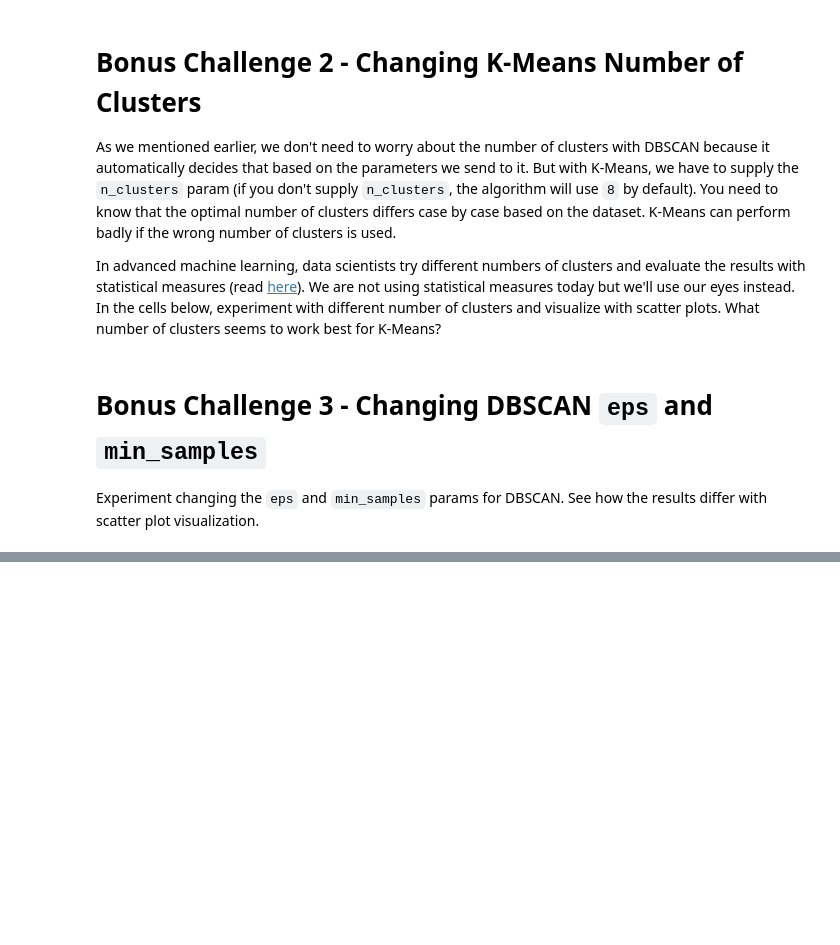
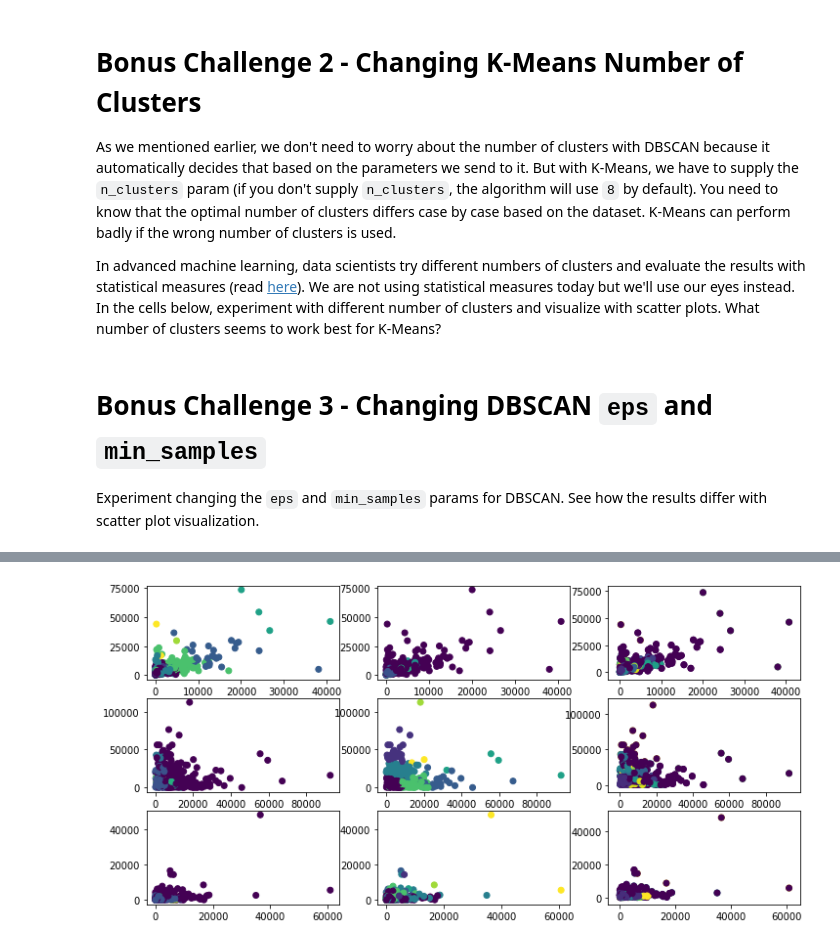
Before and after one commit to ironhack-datalabs/dataV2-labs, a Jupyter notebook: module-3/Unsupervised-Learning/your-code/main.ipynb, the cells around one changed output, grey strips where cells are left out. Saved outputs shown, nothing was run; the diff lists cells and outputs as text; code cells hidden in the pictures; blank space fills up the shorter version.

```diff
--- a/module-3/Unsupervised-Learning/your-code/main.ipynb
+++ b/module-3/Unsupervised-Learning/your-code/main.ipynb
@@ -69,0 +169,4 @@ Now let's cluster the data with K-Means first. Initiate the K-Means model, then
+# %%
+model = KMeans(n_clusters=8)
+model.fit(df)
+df['labels'] = model.labels_
@@ -83,0 +213,2 @@ Count the values in `labels_DBSCAN`.
+# %%
+df['labels_DBSCAN'] = clustering.labels_
@@ -124,3 +286,16 @@ In advanced machine learning, data scientists try different numbers of clusters
+# %%
+model = KMeans(n_clusters=5)
+model.fit(df)
+df['5cat'] = model.labels_
+fig, axs = plt.subplots(3,2, figsize=(12,6))
+
+
+axs[0,0].scatter(df['Detergents_Paper'], df['Milk'], c=df['labels'])
+axs[0,1].scatter(df['Detergents_Paper'], df['Milk'], c=df['labels_DBSCAN'])
+axs[1,0].scatter(df['Detergents_Paper'], df['Milk'], c=df['5cat'])
+# 4 or 5 cat makes sense.
+
+plt.show()
 # %% [markdown]
 # Bonus Challenge 3 - Changing DBSCAN `eps` and `min_samples`
 
@@ -131,0 +303,5 @@ Experiment changing the `eps` and `min_samples` params for DBSCAN. See how the r
+# %%
+scaler = StandardScaler()
+clustering = DBSCAN(eps=0.7)
+X = StandardScaler().fit_transform(df.drop('labels', axis=1))
+y_pred = clustering.fit_predict(X)
@@ -131,0 +354,23 @@ Experiment changing the `eps` and `min_samples` params for DBSCAN. See how the r
+# %%
+fig, axs = plt.subplots(3,3, figsize=(12,6))
+axs[0,0].scatter(df['Detergents_Paper'], df['Milk'], c=df['labels'])
+axs[0,1].scatter(df['Detergents_Paper'], df['Milk'], c=df['labels_DBSCAN'])
+axs[0,2].scatter(df['Detergents_Paper'], df['Milk'], c=df['5cat'])
+axs[0,2].scatter(df['Detergents_Paper'], df['Milk'], c=y_pred)
+
+
+axs[1,0].scatter(df['Grocery'], df['Fresh'], c=df['labels_DBSCAN'])
+axs[1,1].scatter(df['Grocery'], df['Fresh'], c=df['labels'])
+axs[1,2].scatter(df['Grocery'], df['Fresh'], c=df['5cat'])
+axs[1,2].scatter(df['Grocery'], df['Fresh'], c=y_pred)
+
+
+axs[2,0].scatter(df['Frozen'], df['Delicassen'], c=df['labels_DBSCAN'])
+axs[2,1].scatter(df['Frozen'], df['Delicassen'], c=df['labels'])
+axs[2,2].scatter(df['Frozen'], df['Delicassen'], c=df['5cat'])
+axs[2,2].scatter(df['Frozen'], df['Delicassen'], c=y_pred)
+
+
+plt.show()
+# %% [output]
+[figure, added]
```
Also changed, not shown: parts of 42 cells of this notebook, 2 other files.
